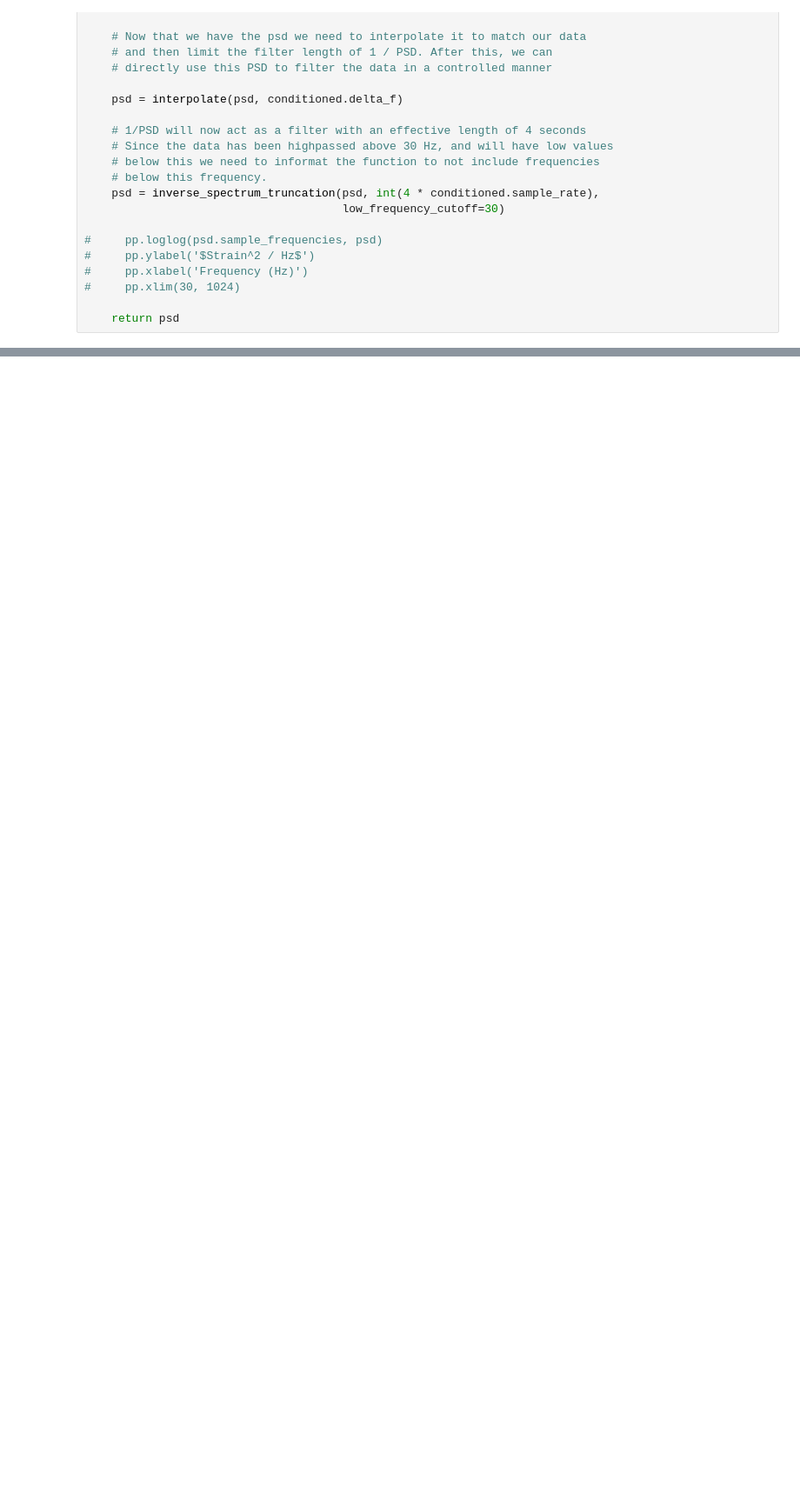
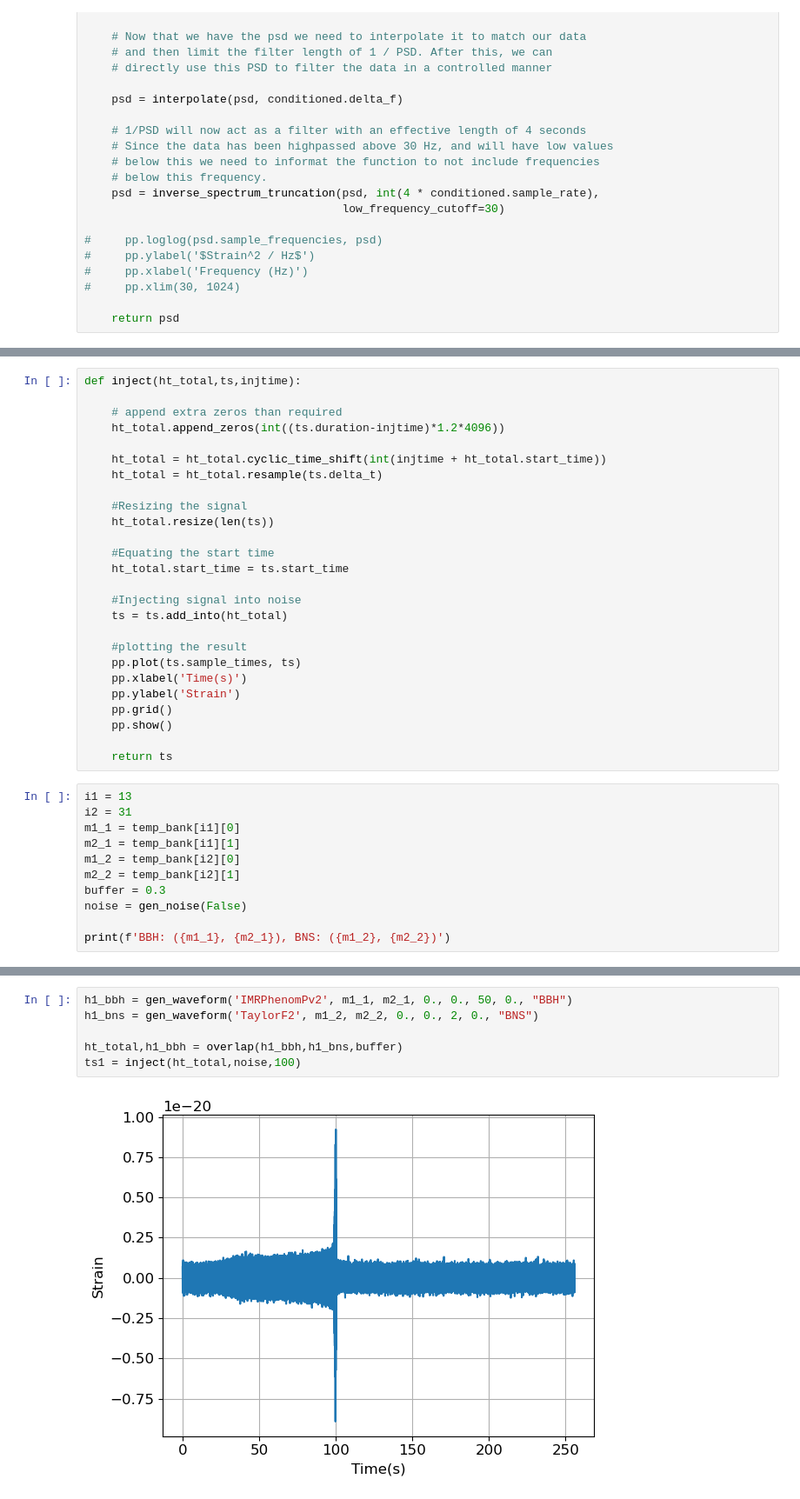
Before and after one commit to kajolshelke/Project, a Jupyter notebook: itr_new.ipynb, the cells around one changed output, grey strips where cells are left out. Shown at 87% size. Cells and saved outputs as stored; diff of their text form; blank space fills up the shorter version.

```diff
--- a/itr_new.ipynb
+++ b/itr_new.ipynb
@@ -270,0 +464,37 @@ for i in range(10):
+# %%
+def inject(ht_total,ts,injtime):
+
+    # append extra zeros than required
+    ht_total.append_zeros(int((ts.duration-injtime)*1.2*4096))
+
+    ht_total = ht_total.cyclic_time_shift(int(injtime + ht_total.start_time))
+    ht_total = ht_total.resample(ts.delta_t)
+
+    #Resizing the signal
+    ht_total.resize(len(ts))
+
+    #Equating the start time
+    ht_total.start_time = ts.start_time
+
+    #Injecting signal into noise
+    ts = ts.add_into(ht_total)
+
+    #plotting the result
+    pp.plot(ts.sample_times, ts)
+    pp.xlabel('Time(s)')
+    pp.ylabel('Strain')
+    pp.grid()
+    pp.show()
+
+    return ts
+# %%
+i1 = 13
+i2 = 31
+m1_1 = temp_bank[i1][0]
+m2_1 = temp_bank[i1][1]
+m1_2 = temp_bank[i2][0]
+m2_2 = temp_bank[i2][1]
+buffer = 0.3
+noise = gen_noise(False)
+
+print(f'BBH: ({m1_1}, {m2_1}), BNS: ({m1_2}, {m2_2})')
@@ -270,0 +503,8 @@ for i in range(10):
+# %%
+h1_bbh = gen_waveform('IMRPhenomPv2', m1_1, m2_1, 0., 0., 50, 0., "BBH")
+h1_bns = gen_waveform('TaylorF2', m1_2, m2_2, 0., 0., 2, 0., "BNS")
+
+ht_total,h1_bbh = overlap(h1_bbh,h1_bns,buffer)
+ts1 = inject(ht_total,noise,100)
+# %% [output]
+[figure, added]
```
Also changed, not shown: parts of 32 cells of this notebook.
